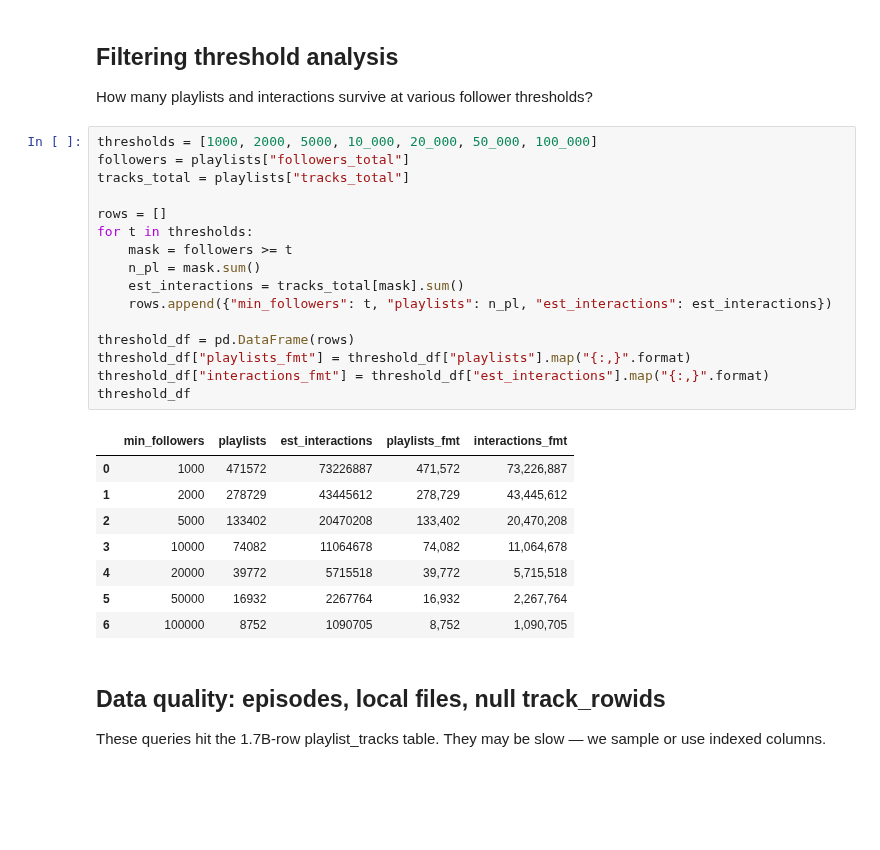
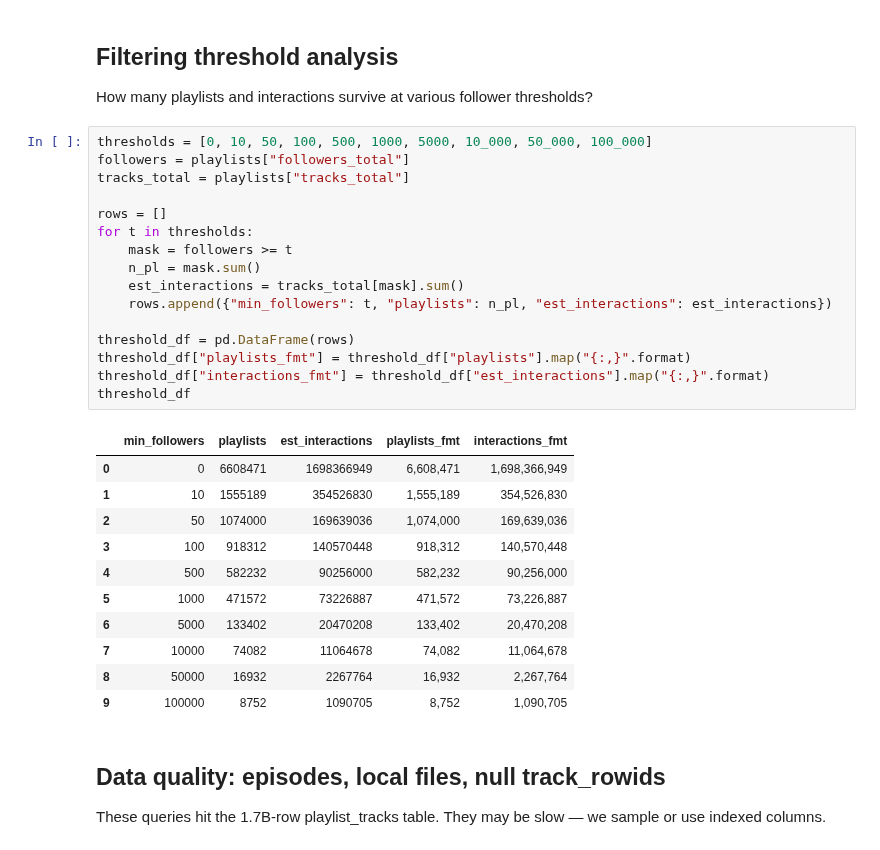
Before and after one commit to peppedilillo/toposonico, a Jupyter notebook: notebooks/10_playlist_exploration.ipynb, the cells around one changed output. Saved outputs shown, nothing was run; the diff lists cells and outputs as text; blank space fills up the shorter version.

```diff
--- a/notebooks/10_playlist_exploration.ipynb
+++ b/notebooks/10_playlist_exploration.ipynb
@@ -142,30 +142,33 @@ plt.show()
 
 How many playlists and interactions survive at various follower thresholds?
 # %%
-thresholds = [1000, 2000, 5000, 10_000, 20_000, 50_000, 100_000]
+thresholds = [0, 10, 50, 100, 500, 1000, 5000, 10_000, 50_000, 100_000]
 followers = playlists["followers_total"]
 tracks_total = playlists["tracks_total"]
 
 rows = []
 for t in thresholds:
     mask = followers >= t
     n_pl = mask.sum()
     est_interactions = tracks_total[mask].sum()
     rows.append({"min_followers": t, "playlists": n_pl, "est_interactions": est_interactions})
 
 threshold_df = pd.DataFrame(rows)
 threshold_df["playlists_fmt"] = threshold_df["playlists"].map("{:,}".format)
 threshold_df["interactions_fmt"] = threshold_df["est_interactions"].map("{:,}".format)
 threshold_df
 # %% [output]
 |  | min_followers | playlists | est_interactions | playlists_fmt | interactions_fmt |
-| 0 | 1000 | 471572 | 73226887 | 471,572 | 73,226,887 |
-| 1 | 2000 | 278729 | 43445612 | 278,729 | 43,445,612 |
-| 2 | 5000 | 133402 | 20470208 | 133,402 | 20,470,208 |
-| 3 | 10000 | 74082 | 11064678 | 74,082 | 11,064,678 |
-| 4 | 20000 | 39772 | 5715518 | 39,772 | 5,715,518 |
-| 5 | 50000 | 16932 | 2267764 | 16,932 | 2,267,764 |
-| 6 | 100000 | 8752 | 1090705 | 8,752 | 1,090,705 |
+| 0 | 0 | 6608471 | 1698366949 | 6,608,471 | 1,698,366,949 |
+| 1 | 10 | 1555189 | 354526830 | 1,555,189 | 354,526,830 |
+| 2 | 50 | 1074000 | 169639036 | 1,074,000 | 169,639,036 |
+| 3 | 100 | 918312 | 140570448 | 918,312 | 140,570,448 |
+| 4 | 500 | 582232 | 90256000 | 582,232 | 90,256,000 |
+| 5 | 1000 | 471572 | 73226887 | 471,572 | 73,226,887 |
+| 6 | 5000 | 133402 | 20470208 | 133,402 | 20,470,208 |
+| 7 | 10000 | 74082 | 11064678 | 74,082 | 11,064,678 |
+| 8 | 50000 | 16932 | 2267764 | 16,932 | 2,267,764 |
+| 9 | 100000 | 8752 | 1090705 | 8,752 | 1,090,705 |
 # %% [markdown]
 ## Data quality: episodes, local files, null track_rowids
 
```
Also changed, not shown: parts of 12 cells of this notebook.
